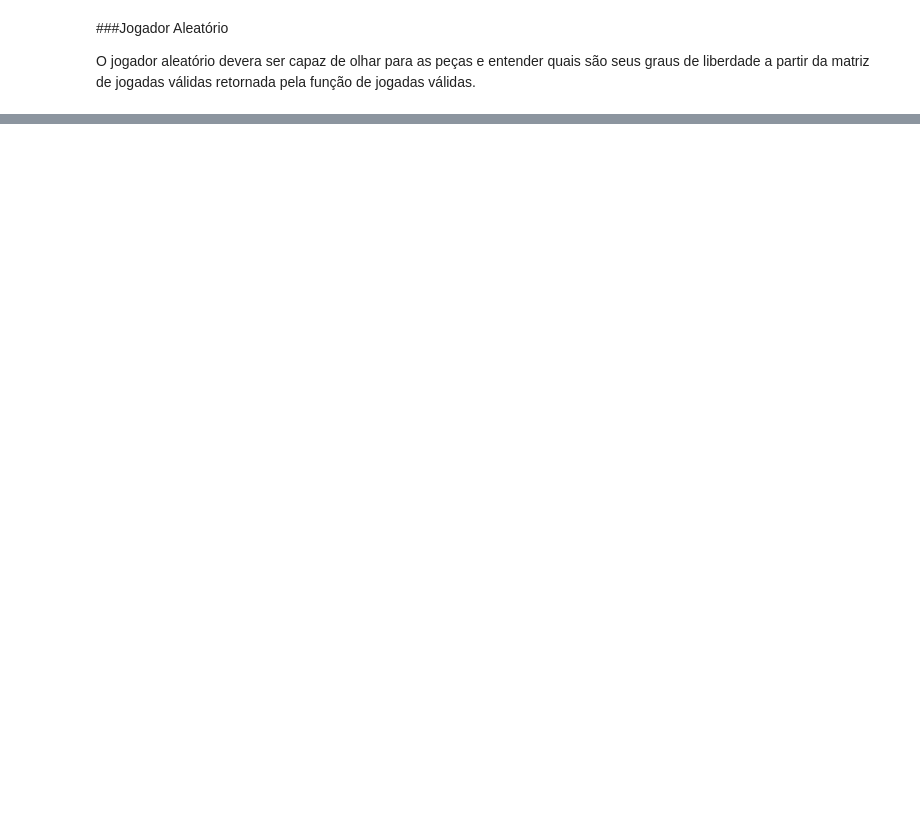
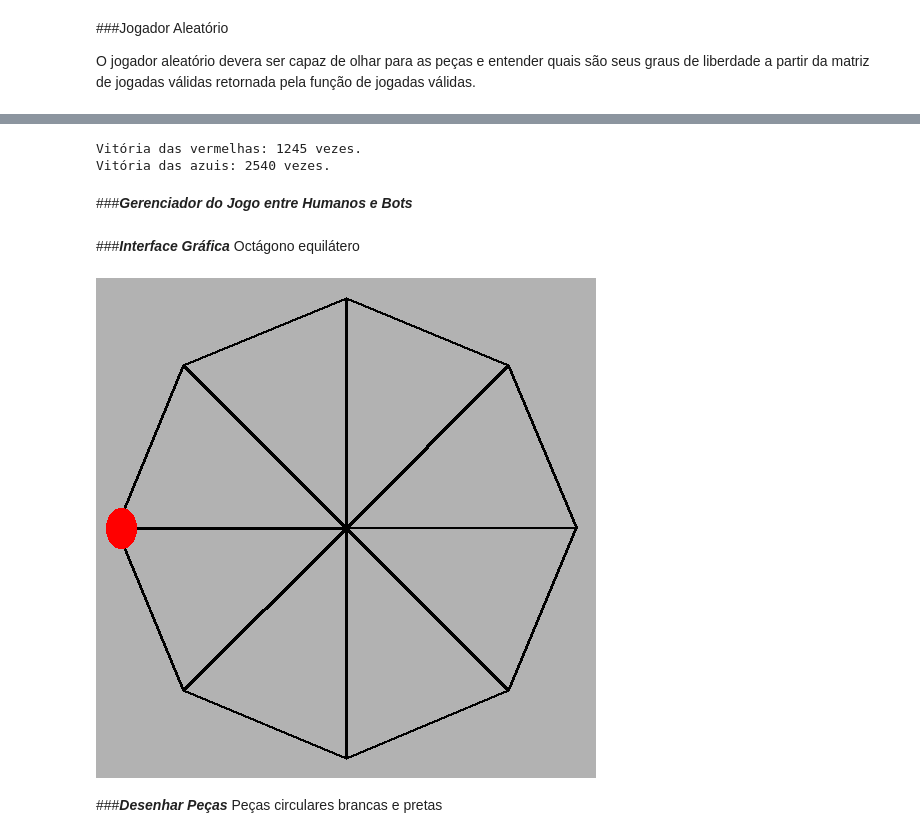
Before and after one commit to gatofeles/Trabalhos-SI202, a Jupyter notebook: gameShisima.ipynb, the cells around one changed output, grey strips where cells are left out. Saved outputs shown, nothing was run; the diff lists cells and outputs as text; code cells hidden in the pictures; blank space fills up the shorter version.

```diff
--- a/gameShisima.ipynb
+++ b/gameShisima.ipynb
@@ -288,7 +288,7 @@ def Player(board, turn):
             pieceMove.append(chosenPiece)
 
             for j in range(1,len(moves[i])):
-              if moves[i][j] != False:
+              if moves[i][j] != -2:
                 options.append(moves[i][j])
 
       chosenMove = random.choice(options)
@@ -311,16 +311,13 @@ def Player(board, turn):
 
         chosenPiece = random.choice([moves[3][0], moves[4][0], moves[5][0]])
 
-        print(chosenPiece)
-
         for i in range(len(moves)):
           if chosenPiece == moves[i][0]:
             pieceMove.append(chosenPiece)
 
             for j in range(1,len(moves[i])):
-              if moves[i][j] != False:
+              if moves[i][j] != -2:
                 options.append(moves[i][j])
-                print(options)
 
       chosenMove = random.choice(options)
       pieceMove.append(chosenMove)
@@ -406,0 +500,16 @@ KeyboardInterrupt: ignored
+# %%
+redVictory = 0
+blueVictory = 0
+
+for i in range(5000):
+  if Game()[0] == -1:
+    blueVictory += 1
+  elif Game()[0] == 1:
+     redVictory += 1
+
+print("Vitória das vermelhas:", redVictory,"vezes. \nVitória das azuis:", blueVictory,"vezes.")
+# %% [output]
+Vitória das vermelhas: 1245 vezes.
+Vitória das azuis: 2540 vezes.
+# %% [markdown]
+###***Gerenciador do Jogo entre Humanos e Bots***
@@ -406,0 +576,40 @@ KeyboardInterrupt: ignored
+# %% [markdown]
+###***Interface Gráfica***
+Octágono equilátero
+# %%
+from PIL import Image, ImageDraw, ImageFont
+import math
+
+board = Image.new('RGB', (500, 500),  (178,178,178))
+
+draw  = ImageDraw.Draw(board)
+
+
+d = 230
+coordinates = []
+
+
+for angle in range(0, 360, 45):
+  rx = d*math.cos(math.pi*angle/180)
+  ry = d*math.sin(math.pi*angle/180)
+  coordinates.append([250 - rx,250 - ry])
+
+
+for i in range(len(coordinates)):
+  draw.line( (250, 250, coordinates[i][0], coordinates[i][1]),
+            fill = "black", width = 3 )
+  for j in range(1, len(coordinates)):
+    if j == i+1 or (j == 7 and i == 0) :
+      draw.line( (coordinates[i][0], coordinates[i][1], coordinates[j][0],
+                  coordinates[j][1]), fill = "black", width = 3 )
+
+
+
+draw.ellipse([coordinates[0][0]-10, coordinates[0][1]- 20, coordinates[0][0]+20, coordinates[0][1]+20], width=25, outline = "red")
+
+display(board)
+# %% [output]
+[figure, added]
+# %% [markdown]
+###***Desenhar Peças***
+Peças circulares brancas e pretas
```
Also changed, not shown: parts of 26 cells of this notebook.
